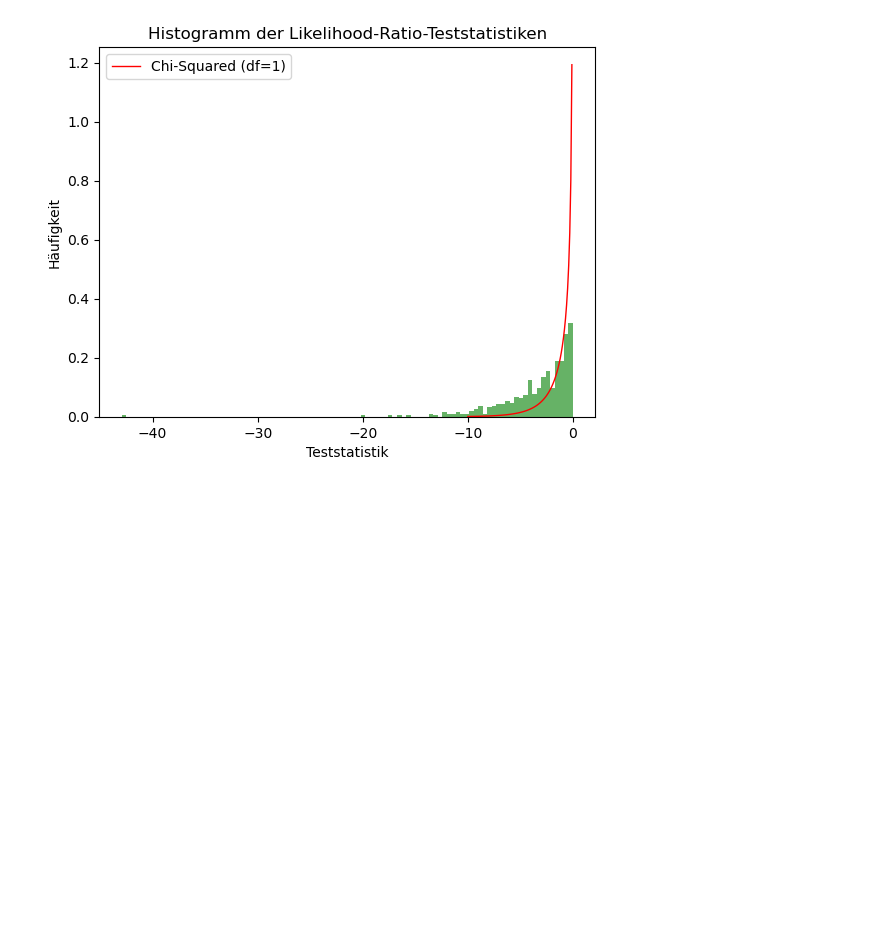
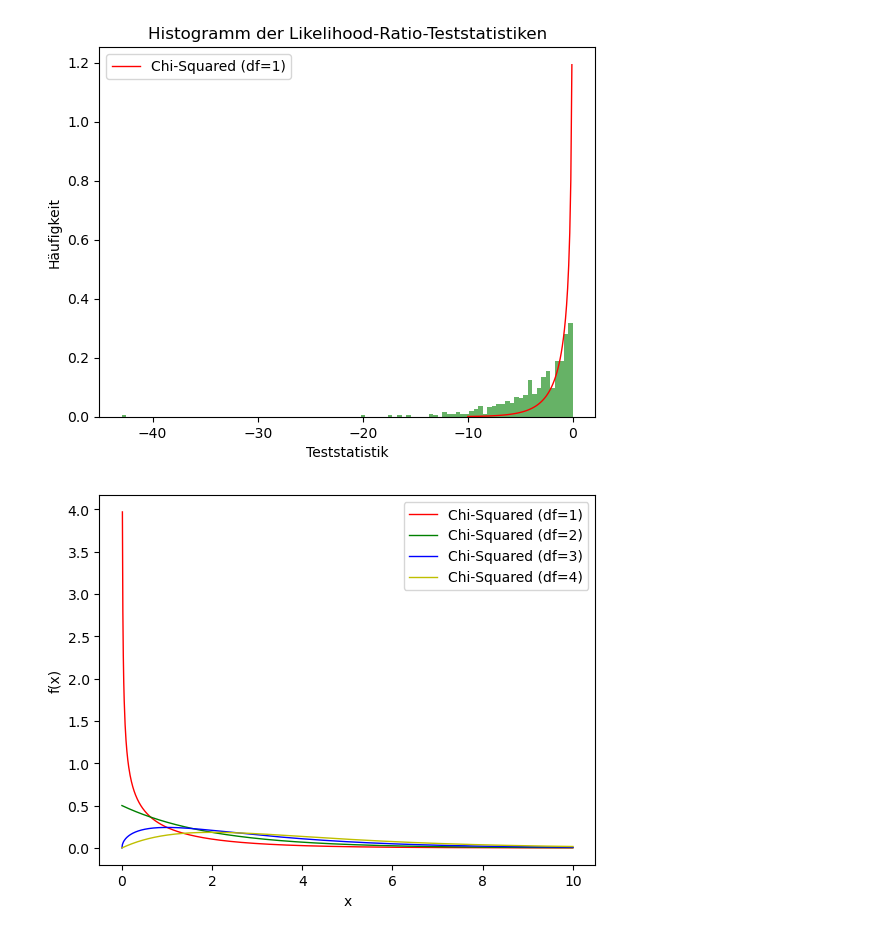
Before and after one commit to el-pato01/BA2024, a Jupyter notebook: Code/train_vae/mixed_model_LRThist.ipynb, the cells around one changed output. Drawn from its saved outputs; the diff is of its cells as text; code cells hidden in the pictures; blank space fills up the shorter version.

```diff
--- a/Code/train_vae/mixed_model_LRThist.ipynb
+++ b/Code/train_vae/mixed_model_LRThist.ipynb
@@ -208,3 +208,18 @@ plt.legend()
 plt.show()
 # %% [output]
 [figure]
+# %%
+x = np.linspace(0, 10, 1000)
+plt.plot(x, chi2.pdf(x, df=1), 'r-', lw=1, label='Chi-Squared (df=1)')
+plt.plot(x, chi2.pdf(x, df=2), 'g-', lw=1, label='Chi-Squared (df=2)')
+plt.plot(x, chi2.pdf(x, df=3), 'b-', lw=1, label='Chi-Squared (df=3)')
+plt.plot(x, chi2.pdf(x, df=4), 'y-', lw=1, label='Chi-Squared (df=4)')
+# Beschriftungen hinzufügen
+plt.xlabel('x')
+plt.ylabel('f(x)')
+plt.legend()
+
+# Histogramm anzeigen
+plt.show()
+# %% [output]
+[figure, added]
```
Also changed, not shown: 7 other files.
